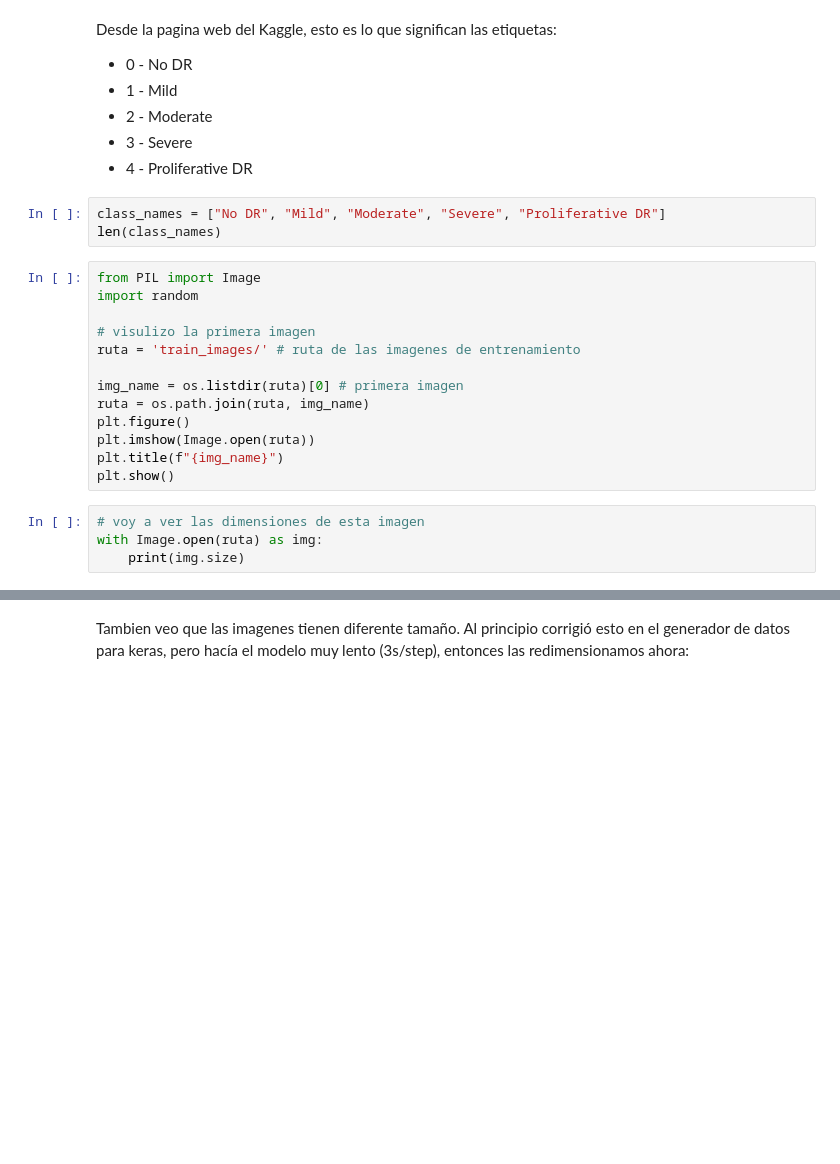
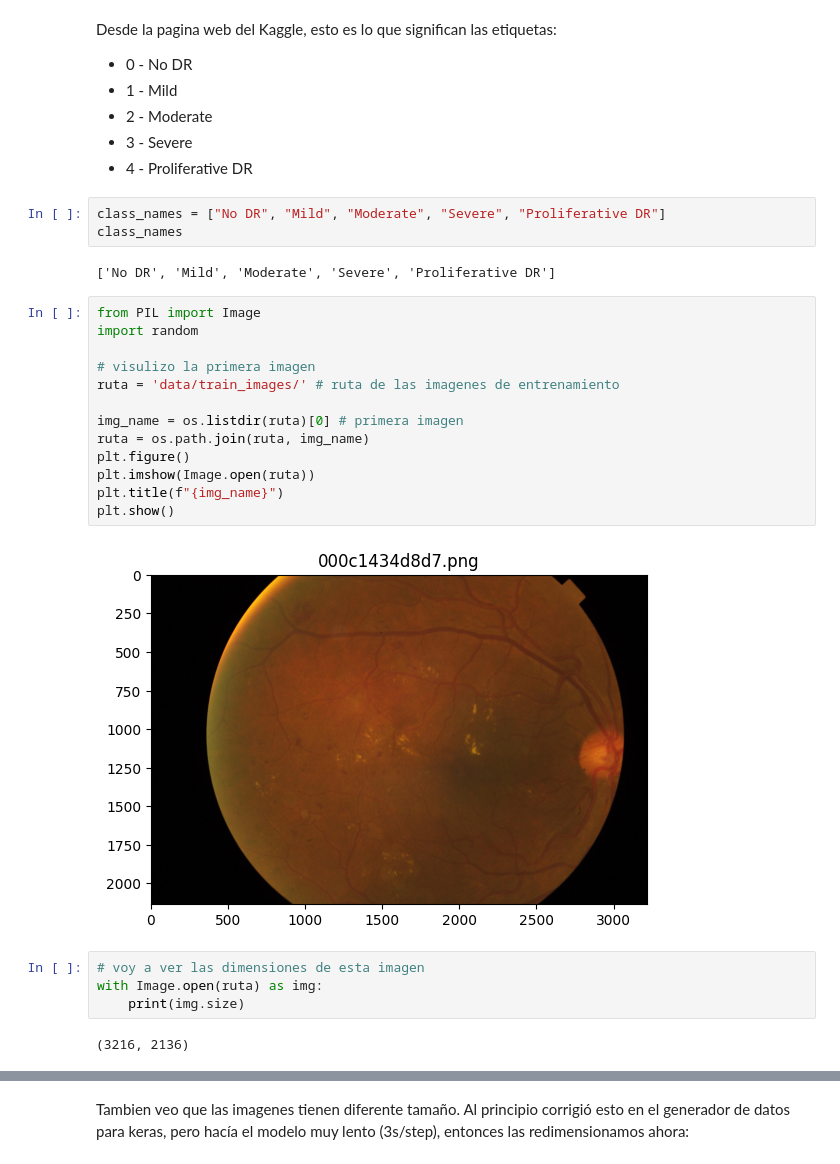
Before and after one commit to Valentina180/TFM, a Jupyter notebook: MainLocal.ipynb, the cells around one changed output, grey strips where cells are left out. Cells and saved outputs as stored; diff of their text form; blank space fills up the shorter version.

Commit message:
Añadido carpeta de descarga ´data´ en SetupData.py, actualizado requirements.txt, mejorado MainLocal.ipynb para ejectuacion en local

```diff
--- a/MainLocal.ipynb
+++ b/MainLocal.ipynb
@@ -57,24 +60,30 @@ Desde la pagina web del Kaggle, esto es lo que significan las etiquetas:
 *   4 - Proliferative DR
 # %%
 class_names = ["No DR", "Mild", "Moderate", "Severe", "Proliferative DR"]
-len(class_names)
+class_names
+# %% [output]
+['No DR', 'Mild', 'Moderate', 'Severe', 'Proliferative DR']
 # %%
 from PIL import Image
 import random
 
 # visulizo la primera imagen
-ruta = 'train_images/' # ruta de las imagenes de entrenamiento
+ruta = 'data/train_images/' # ruta de las imagenes de entrenamiento
 
 img_name = os.listdir(ruta)[0] # primera imagen
 ruta = os.path.join(ruta, img_name)
 plt.figure()
 plt.imshow(Image.open(ruta))
 plt.title(f"{img_name}")
 plt.show()
+# %% [output]
+[figure, added]
 # %%
 # voy a ver las dimensiones de esta imagen
 with Image.open(ruta) as img:
     print(img.size)
+# %% [output]
+(3216, 2136)
 # %%
 # voy a ver cual es el diagnostico de esta imagen
 img_name = img_name.replace('.png', '')
```
Also changed, not shown: parts of 13 cells of this notebook, 3 other files.
